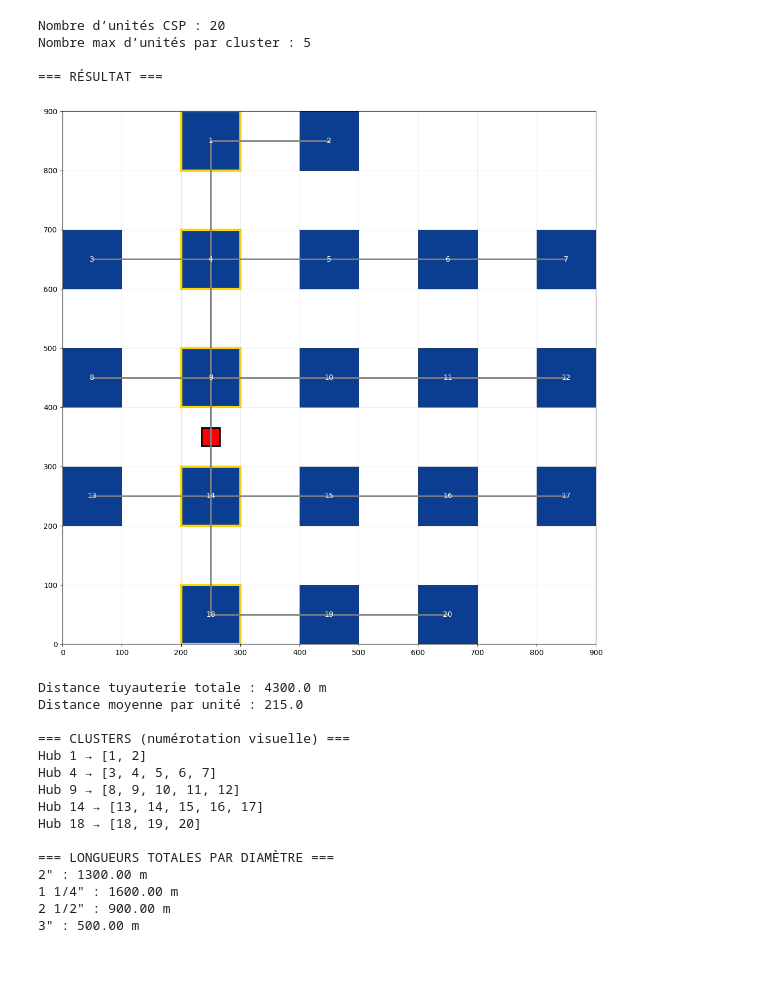
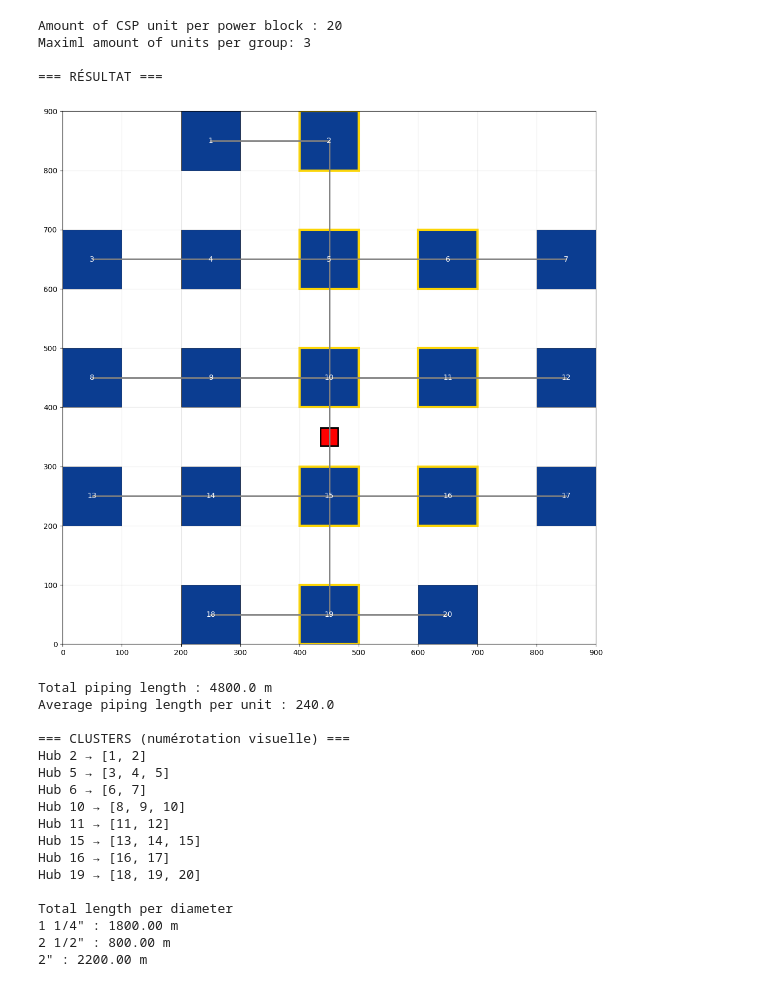
Before and after one commit to gregoirehendrix/Master_Thesis, a Jupyter notebook: towers_layout_groups_horizontal.ipynb, the cells around one changed output. Cells and saved outputs as stored; diff of their text form; code cells hidden in the pictures.

```diff
--- a/towers_layout_groups_horizontal.ipynb
+++ b/towers_layout_groups_horizontal.ipynb
@@ -285,53 +285,55 @@ def print_clusters_visual(clusters, mapping):
 # MAIN PROGRAMME
 
 if __name__ == "__main__":
 
-    nb = int(input("Nombre d’unités CSP : "))
+    nb = int(input("Amount of CSP unit per power block : "))
     #nb = 20
-    CAP = int(input("Nombre max d’unités par cluster : "))
+    CAP = int(input("Maximal amount of units per group: "))
     #CAP = 5
     #DIST_2 = int(input("Distance (m) : "))
     DIST_2 = 200
     DIST = DIST_2/2
 
     opt = CSPOptimizerRows(DIST, CAP)
 
     blue_pos, M = opt.generate_blue_towers(nb)
     sol = opt.find_best_pb(blue_pos, M)
 
     print("\n=== RÉSULTAT ===")
 
     mapping = plot_network(blue_pos, sol, DIST, M)
 
-    print("Distance tuyauterie totale :", sol["cost"], 'm')
-    print("Distance moyenne par unité :", sol["cost"]/nb)
+    print("Total piping length :", sol["cost"], 'm')
+    print("Average piping length per unit :", sol["cost"]/nb)
 
     print_clusters_visual(sol["clusters"], mapping)
 
     pipe_info, charge = compute_pipe_charges_and_diameters(sol["parent"], nb, DIAM_TABLE)
     lengths = compute_length_per_diameter(sol["parent"], sol["coords"], pipe_info)
 
-    print("\n=== LONGUEURS TOTALES PAR DIAMÈTRE ===")
+    print("\nTotal length per diameter")
     for diam, L in lengths.items():
         print(f"{diam} : {L:.2f} m")
 # %% [output]
-Nombre d’unités CSP : 20
-Nombre max d’unités par cluster : 5
+Amount of CSP unit per power block : 20
+Maximl amount of units per group: 3
 
 === RÉSULTAT ===
-[figure, old version]
+[figure, new version]
-Distance tuyauterie totale : 4300.0 m
-Distance moyenne par unité : 215.0
+Total piping length : 4800.0 m
+Average piping length per unit : 240.0
 
 === CLUSTERS (numérotation visuelle) ===
-Hub 1 → [1, 2]
-Hub 4 → [3, 4, 5, 6, 7]
-Hub 9 → [8, 9, 10, 11, 12]
-Hub 14 → [13, 14, 15, 16, 17]
-Hub 18 → [18, 19, 20]
+Hub 2 → [1, 2]
+Hub 5 → [3, 4, 5]
+Hub 6 → [6, 7]
+Hub 10 → [8, 9, 10]
+Hub 11 → [11, 12]
+Hub 15 → [13, 14, 15]
+Hub 16 → [16, 17]
+Hub 19 → [18, 19, 20]
 
-=== LONGUEURS TOTALES PAR DIAMÈTRE ===
-2" : 1300.00 m
-1 1/4" : 1600.00 m
-2 1/2" : 900.00 m
-3" : 500.00 m
+Total length per diameter
+1 1/4" : 1800.00 m
+2 1/2" : 800.00 m
+2" : 2200.00 m
```
Also changed, not shown: parts of 1 cell of this notebook.
